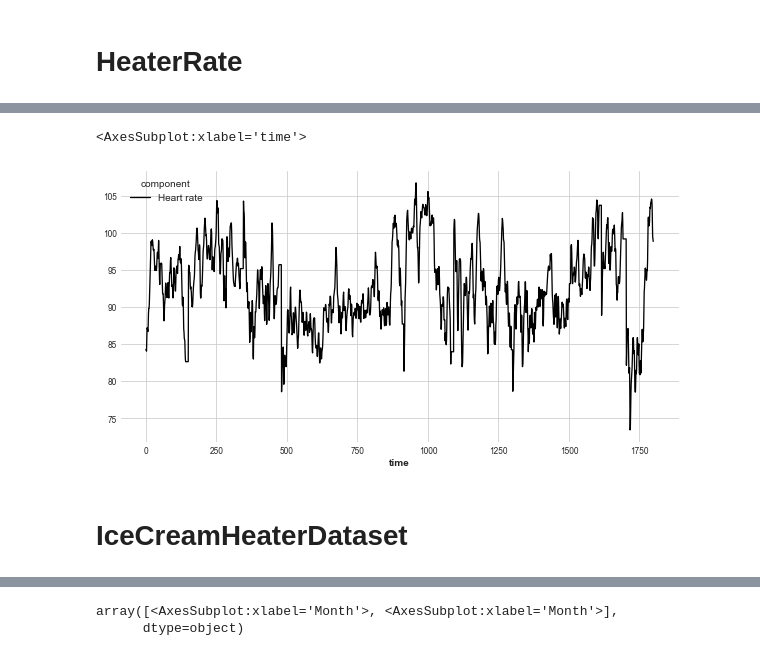
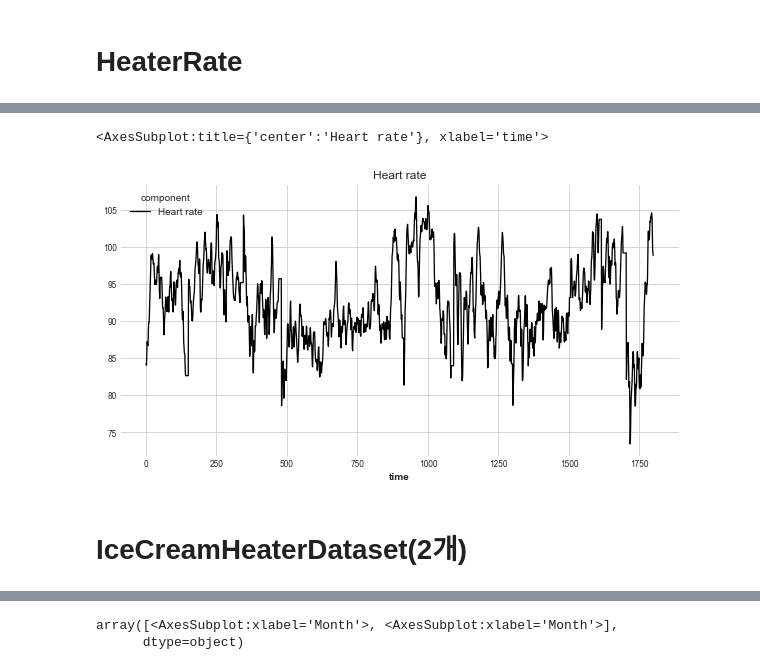
Before and after one commit to 21ckwj/Data-Analysis, a Jupyter notebook: blog용/[데이터수집] darts모듈 dataset.ipynb, the cells around one changed output, grey strips where cells are left out. Drawn from its saved outputs; the diff is of its cells as text; code cells hidden in the pictures.

```diff
--- a/blog용/[데이터수집] darts모듈 dataset.ipynb
+++ b/blog용/[데이터수집] darts모듈 dataset.ipynb
@@ -243,10 +287,10 @@ df_heater.head()
 # %%
- df_heater.plot(figsize=(10,5))
+ df_heater.plot(figsize=(10,5),title='Heart rate')
 # %% [output]
-<AxesSubplot:xlabel='time'>
+<AxesSubplot:title={'center':'Heart rate'}, xlabel='time'>
-[figure, old version]
+[figure, new version]
 # %% [markdown]
-# IceCreamHeaterDataset
+# IceCreamHeaterDataset(2개)
 # %%
 from darts.datasets import IceCreamHeaterDataset
 df_ice = IceCreamHeaterDataset().load().pd_dataframe()
```
Also changed, not shown: parts of 23 cells of this notebook, 5 other files.
